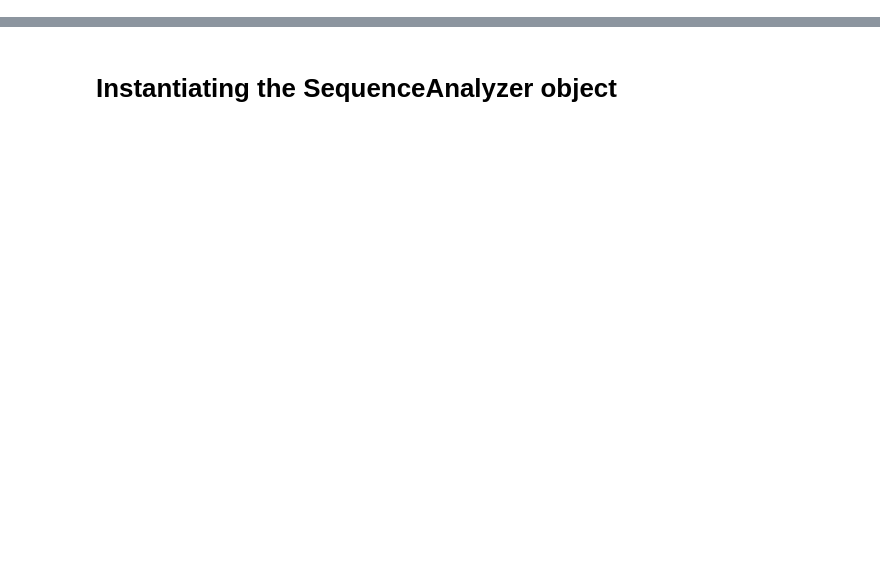
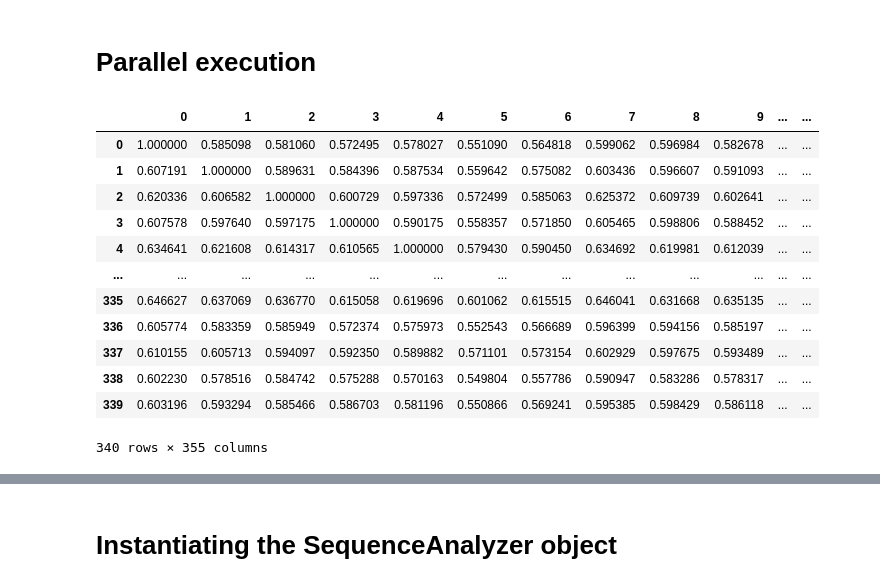
Before and after one commit to rafalbachorz/TRS-omix, a Jupyter notebook: python/Klebsiella_rb.ipynb, the cells around one changed output, grey strips where cells are left out. Saved outputs shown, nothing was run; the diff lists cells and outputs as text; code cells hidden in the pictures; blank space fills up the shorter version.

```diff
--- a/python/Klebsiella_rb.ipynb
+++ b/python/Klebsiella_rb.ipynb
@@ -14,0 +15,11 @@ from pytrsomix import TRScalculator, TRSanalyzer, AlignmentAnalyzer
+# %%
+trs_file = (DATA_SEQ_DIR/"klebsiella"/"trs.txt").absolute().as_posix().encode()
+tmin = 2500
+tmax = 3000
+mode = 1
+
+trs1 = TRScalculator(sequence=(DATA_SEQ_DIR/"klebsiella"/"Kp1.fasta").absolute().as_posix().encode(), trs=trs_file, tmin=tmin, tmax=tmax, mode=mode)
+trs1.calculate()
+
+trs2 = TRScalculator(sequence=(DATA_SEQ_DIR/"klebsiella"/"Kp2.fasta").absolute().as_posix().encode(), trs=trs_file, tmin=tmin, tmax=tmax, mode=mode)
+trs2.calculate()
@@ -14,0 +44,3 @@ from pytrsomix import TRScalculator, TRSanalyzer, AlignmentAnalyzer
+# %%
+sa = TRSanalyzer.SeqAnalyzer([trs1.Result, trs2.Result])
+sa.Combined
@@ -14,0 +61,8 @@ from pytrsomix import TRScalculator, TRSanalyzer, AlignmentAnalyzer
+# %% [markdown]
+# Parallel execution
+# %%
+def func(x):
+    algns = sa.calculate_all_alignments(x)
+    aa = AlignmentAnalyzer(algns)
+    scores = aa.get_sorted_scores()
+    return (x, scores)
@@ -14,0 +75,30 @@ from pytrsomix import TRScalculator, TRSanalyzer, AlignmentAnalyzer
+# %%
+similarity_matrix = pd.DataFrame(index=sa.Combined.index)
+for col in res:
+    tmptmp = col[1]
+    tmptmp.columns = [col[0]]
+    similarity_matrix = pd.concat([similarity_matrix, tmptmp], axis=1)
+
+max_scores = []
+for col_idx in range(similarity_matrix.shape[0]):
+    col = similarity_matrix[col_idx]
+    max_item = col.loc[col_idx]
+    max_scores.append(max_item)
+    similarity_matrix[col_idx] = similarity_matrix[col_idx] / max_item
+
+similarity_matrix = pd.concat([similarity_matrix, sa.Combined], axis=1)
+similarity_matrix
+# %% [output]
+|  | 0 | 1 | 2 | 3 | 4 | 5 | 6 | 7 | 8 | 9 | ... | ... |
+| 0 | 1.000000 | 0.585098 | 0.581060 | 0.572495 | 0.578027 | 0.551090 | 0.564818 | 0.599062 | 0.596984 | 0.582678 | ... | ... |
+| 1 | 0.607191 | 1.000000 | 0.589631 | 0.584396 | 0.587534 | 0.559642 | 0.575082 | 0.603436 | 0.596607 | 0.591093 | ... | ... |
+| 2 | 0.620336 | 0.606582 | 1.000000 | 0.600729 | 0.597336 | 0.572499 | 0.585063 | 0.625372 | 0.609739 | 0.602641 | ... | ... |
+| 3 | 0.607578 | 0.597640 | 0.597175 | 1.000000 | 0.590175 | 0.558357 | 0.571850 | 0.605465 | 0.598806 | 0.588452 | ... | ... |
+| 4 | 0.634641 | 0.621608 | 0.614317 | 0.610565 | 1.000000 | 0.579430 | 0.590450 | 0.634692 | 0.619981 | 0.612039 | ... | ... |
+| ... | ... | ... | ... | ... | ... | ... | ... | ... | ... | ... | ... | ... |
+| 335 | 0.646627 | 0.637069 | 0.636770 | 0.615058 | 0.619696 | 0.601062 | 0.615515 | 0.646041 | 0.631668 | 0.635135 | ... | ... |
+| 336 | 0.605774 | 0.583359 | 0.585949 | 0.572374 | 0.575973 | 0.552543 | 0.566689 | 0.596399 | 0.594156 | 0.585197 | ... | ... |
+| 337 | 0.610155 | 0.605713 | 0.594097 | 0.592350 | 0.589882 | 0.571101 | 0.573154 | 0.602929 | 0.597675 | 0.593489 | ... | ... |
+| 338 | 0.602230 | 0.578516 | 0.584742 | 0.575288 | 0.570163 | 0.549804 | 0.557786 | 0.590947 | 0.583286 | 0.578317 | ... | ... |
+| 339 | 0.603196 | 0.593294 | 0.585466 | 0.586703 | 0.581196 | 0.550866 | 0.569241 | 0.595385 | 0.598429 | 0.586118 | ... | ... |
+340 rows × 355 columns
```
Also changed, not shown: parts of 9 cells of this notebook, 1 other file.
